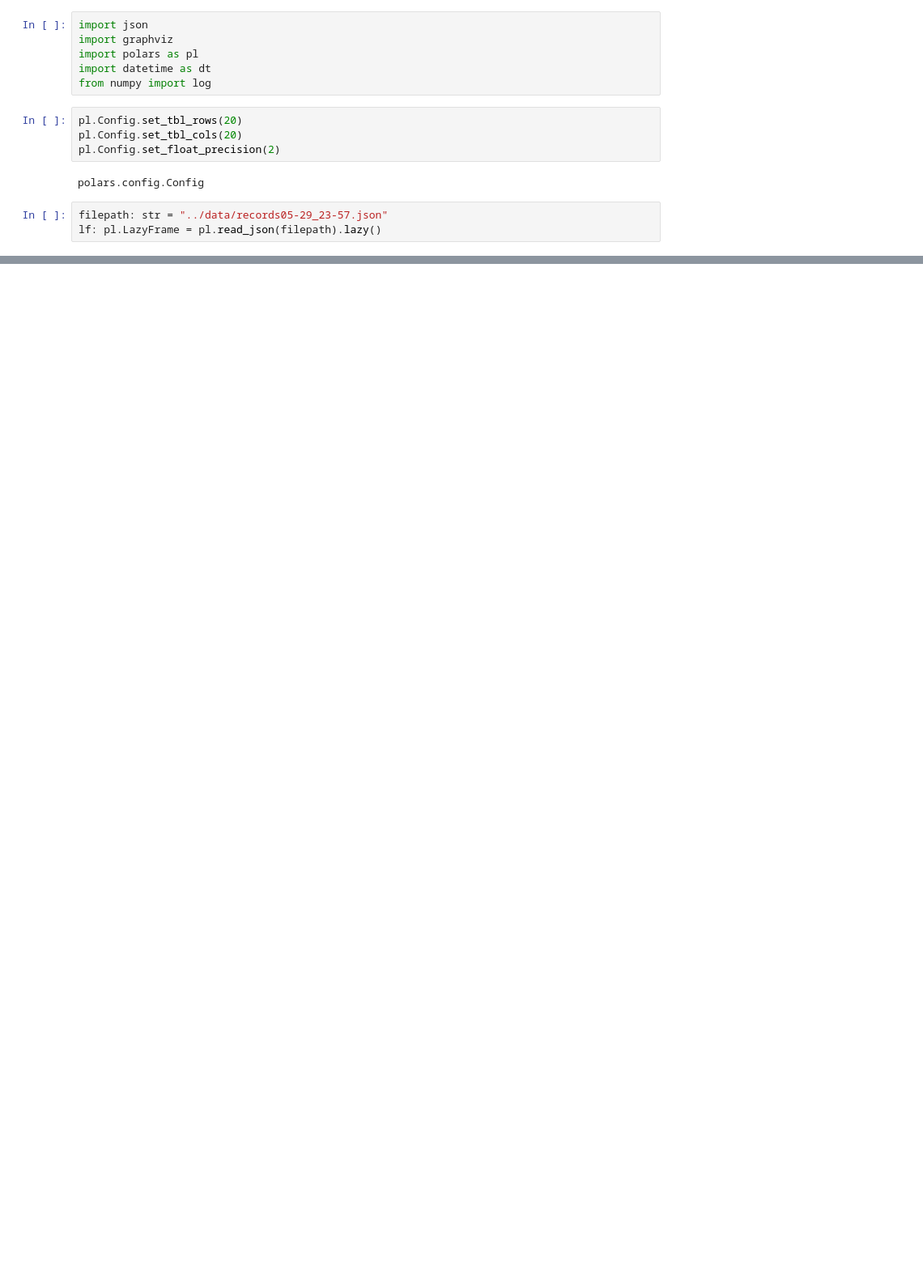
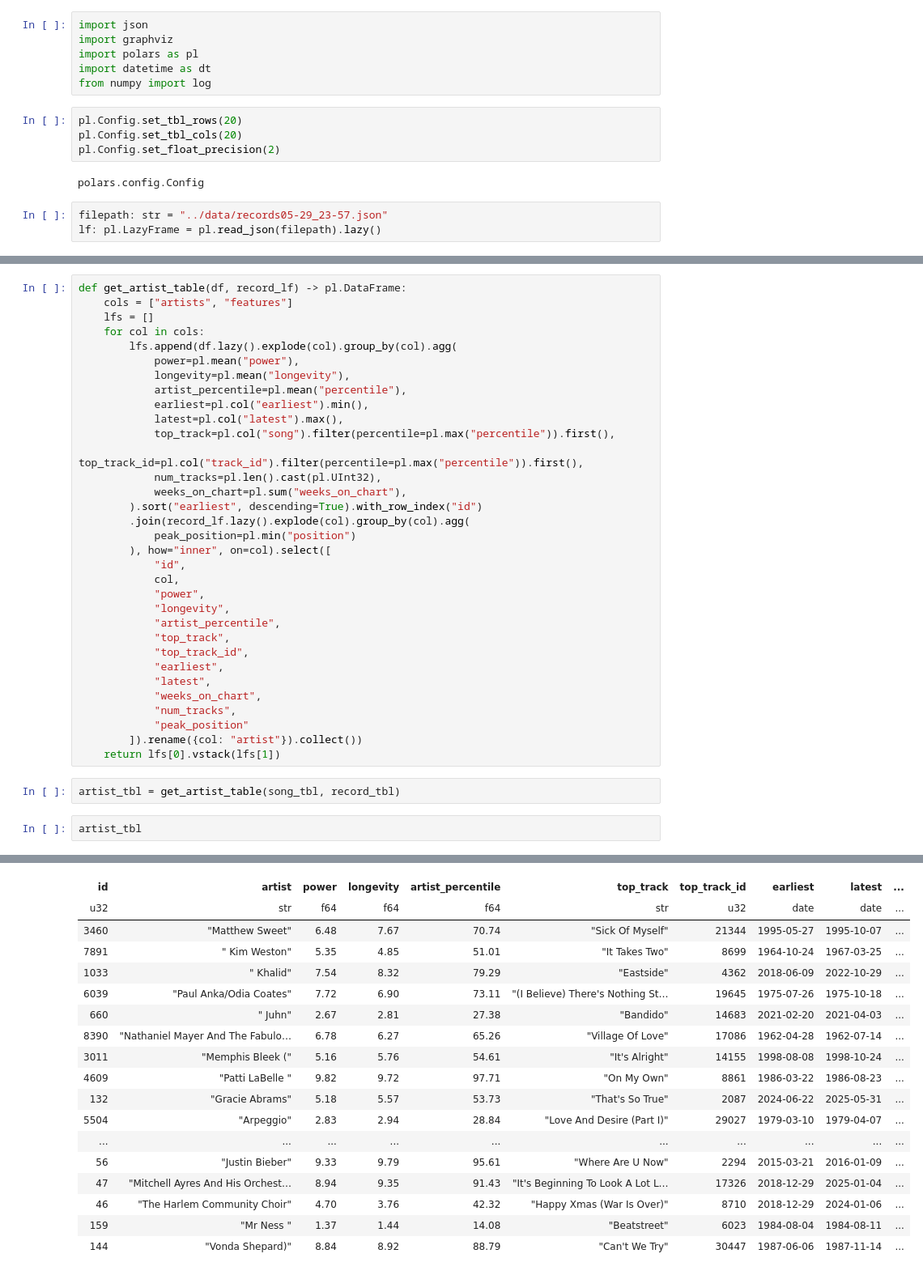
Before and after one commit to ashley-logan/billboard-project, a Jupyter notebook: etl/exploratory_nb.ipynb, the cells around one changed output, grey strips where cells are left out. Shown at 81% size. Drawn from its saved outputs; the diff is of its cells as text; blank space fills up the shorter version.

```diff
--- a/etl/exploratory_nb.ipynb
+++ b/etl/exploratory_nb.ipynb
@@ -169,0 +158,38 @@ shape: (70, 12)
+# %%
+def get_artist_table(df, record_lf) -> pl.DataFrame:
+    cols = ["artists", "features"]
+    lfs = []
+    for col in cols:
+        lfs.append(df.lazy().explode(col).group_by(col).agg(
+            power=pl.mean("power"),
+            longevity=pl.mean("longevity"),
+            artist_percentile=pl.mean("percentile"),
+            earliest=pl.col("earliest").min(),
+            latest=pl.col("latest").max(),
+            top_track=pl.col("song").filter(percentile=pl.max("percentile")).first(),
+            top_track_id=pl.col("track_id").filter(percentile=pl.max("percentile")).first(),
+            num_tracks=pl.len().cast(pl.UInt32),
+            weeks_on_chart=pl.sum("weeks_on_chart"),
+        ).sort("earliest", descending=True).with_row_index("id")
+        .join(record_lf.lazy().explode(col).group_by(col).agg(
+            peak_position=pl.min("position")
+        ), how="inner", on=col).select([
+            "id",
+            col,
+            "power",
+            "longevity",
+            "artist_percentile",
+            "top_track",
+            "top_track_id",
+            "earliest",
+            "latest",
+            "weeks_on_chart",
+            "num_tracks",
+            "peak_position"
+        ]).rename({col: "artist"}).collect())
+    return lfs[0].vstack(lfs[1])
+# %%
+artist_tbl = get_artist_table(song_tbl, record_tbl)
+# %%
+artist_tbl
+# %% [output]
@@ -169,0 +197,18 @@ shape: (70, 12)
+| id | artist | power | longevity | artist_percentile | top_track | top_track_id | earliest | latest | ... |
+| u32 | str | f64 | f64 | f64 | str | u32 | date | date | ... |
+| 3460 | "Matthew Sweet" | 6.48 | 7.67 | 70.74 | "Sick Of Myself" | 21344 | 1995-05-27 | 1995-10-07 | ... |
+| 7891 | " Kim Weston" | 5.35 | 4.85 | 51.01 | "It Takes Two" | 8699 | 1964-10-24 | 1967-03-25 | ... |
+| 1033 | " Khalid" | 7.54 | 8.32 | 79.29 | "Eastside" | 4362 | 2018-06-09 | 2022-10-29 | ... |
+| 6039 | "Paul Anka/Odia Coates" | 7.72 | 6.90 | 73.11 | "(I Believe) There's Nothing St… | 19645 | 1975-07-26 | 1975-10-18 | ... |
+| 660 | " Juhn" | 2.67 | 2.81 | 27.38 | "Bandido" | 14683 | 2021-02-20 | 2021-04-03 | ... |
+| 8390 | "Nathaniel Mayer And The Fabulo… | 6.78 | 6.27 | 65.26 | "Village Of Love" | 17086 | 1962-04-28 | 1962-07-14 | ... |
+| 3011 | "Memphis Bleek (" | 5.16 | 5.76 | 54.61 | "It's Alright" | 14155 | 1998-08-08 | 1998-10-24 | ... |
+| 4609 | "Patti LaBelle " | 9.82 | 9.72 | 97.71 | "On My Own" | 8861 | 1986-03-22 | 1986-08-23 | ... |
+| 132 | "Gracie Abrams" | 5.18 | 5.57 | 53.73 | "That's So True" | 2087 | 2024-06-22 | 2025-05-31 | ... |
+| 5504 | "Arpeggio" | 2.83 | 2.94 | 28.84 | "Love And Desire (Part I)" | 29027 | 1979-03-10 | 1979-04-07 | ... |
+| ... | ... | ... | ... | ... | ... | ... | ... | ... | ... |
+| 56 | "Justin Bieber" | 9.33 | 9.79 | 95.61 | "Where Are U Now" | 2294 | 2015-03-21 | 2016-01-09 | ... |
+| 47 | "Mitchell Ayres And His Orchest… | 8.94 | 9.35 | 91.43 | "It's Beginning To Look A Lot L… | 17326 | 2018-12-29 | 2025-01-04 | ... |
+| 46 | "The Harlem Community Choir" | 4.70 | 3.76 | 42.32 | "Happy Xmas (War Is Over)" | 8710 | 2018-12-29 | 2024-01-06 | ... |
+| 159 | "Mr Ness " | 1.37 | 1.44 | 14.08 | "Beatstreet" | 6023 | 1984-08-04 | 1984-08-11 | ... |
+| 144 | "Vonda Shepard)" | 8.84 | 8.92 | 88.79 | "Can't We Try" | 30447 | 1987-06-06 | 1987-11-14 | ... |
```
Also changed, not shown: parts of 19 cells of this notebook, 6 other files.
